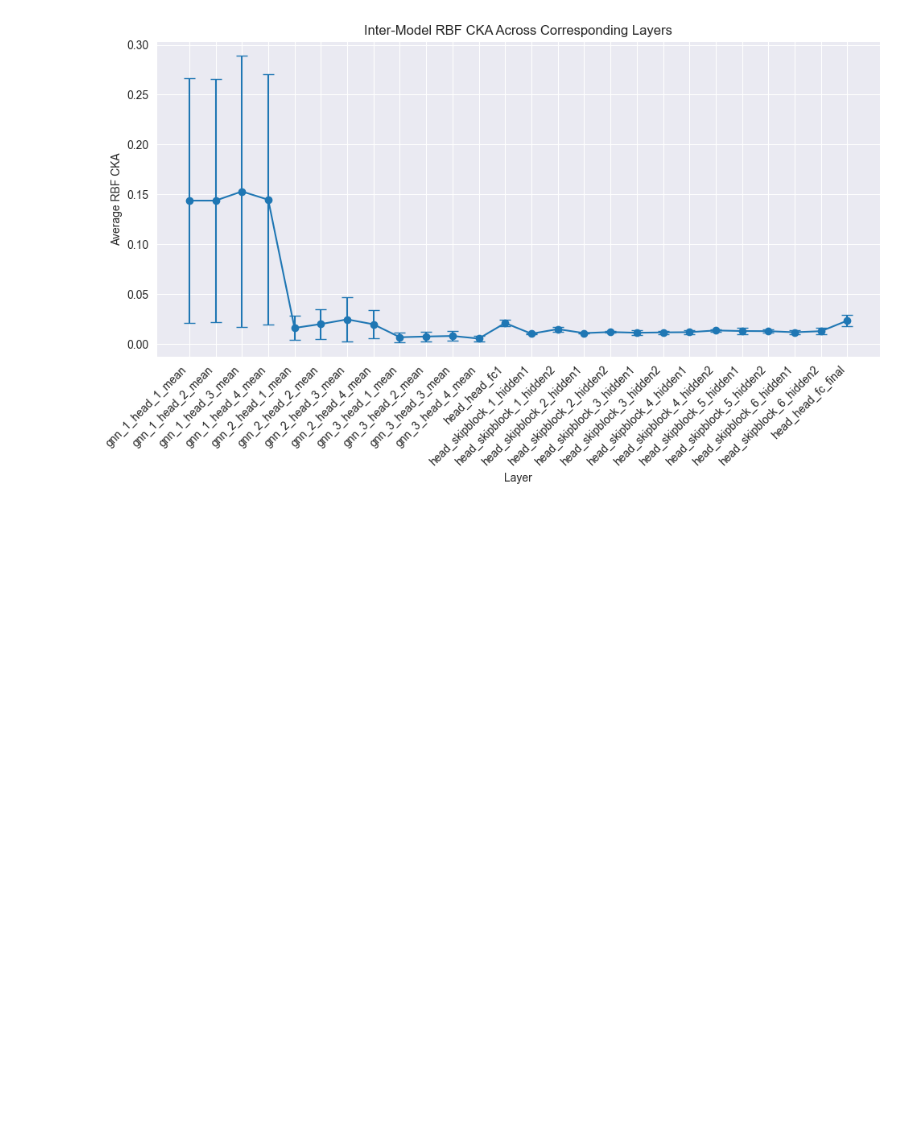
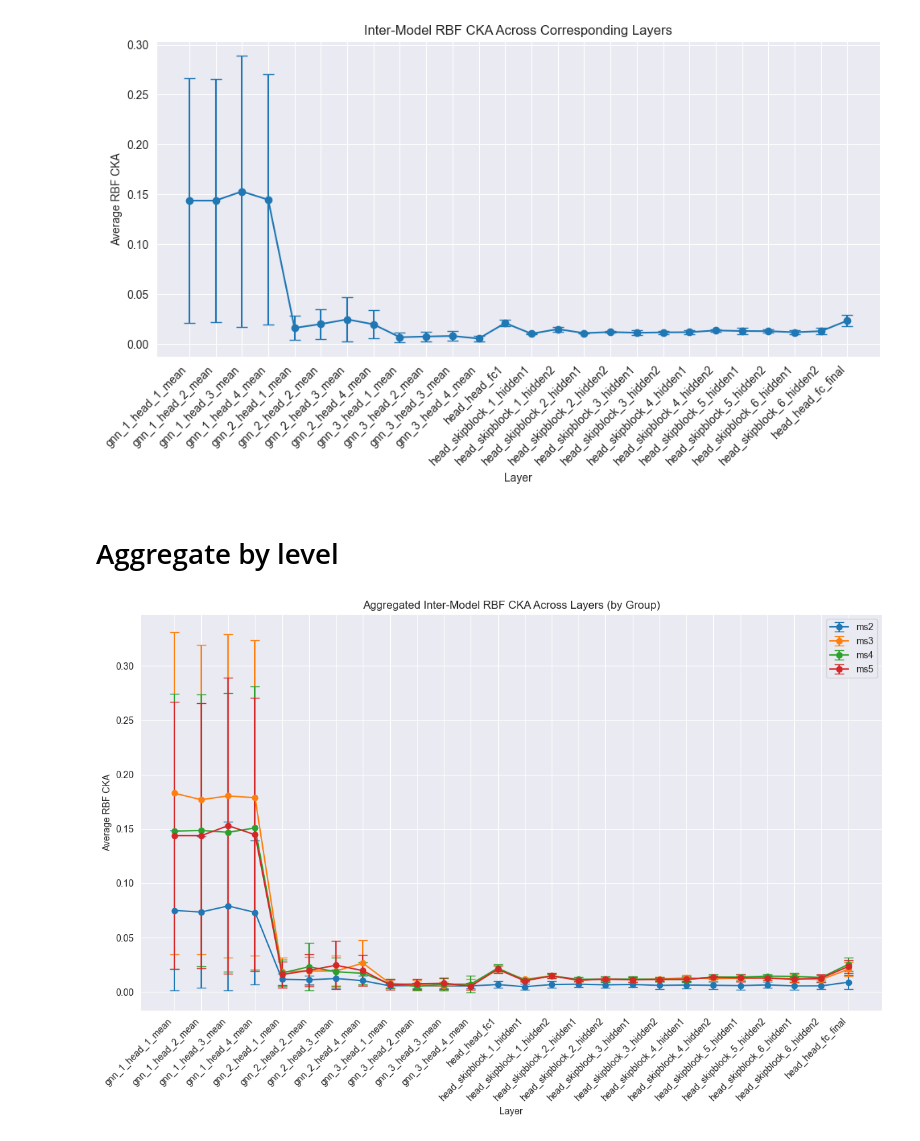
Before and after one commit to Jozefov/PhantoMS, a Jupyter notebook: notebooks/analysis/CKA_Retrieval_COSINE/errorbars_by_input_representation.ipynb, the cells around one changed output. Drawn from its saved outputs; the diff is of its cells as text; code cells hidden in the pictures; blank space fills up the shorter version.

```diff
--- a/notebooks/analysis/CKA_Retrieval_COSINE/errorbars_by_input_representation.ipynb
+++ b/notebooks/analysis/CKA_Retrieval_COSINE/errorbars_by_input_representation.ipynb
@@ -507,3 +576,16 @@ layer_similarities_level_5 = compute_inter_model_cka(experiment_level_5, layer_n
 plot_inter_model_cka(layer_similarities_level_5, metric='rbf')
 # %% [output]
 [figure]
+# %% [markdown]
+# Aggregate by level
+# %%
+experiment_levels = {
+    "ms2": experiment_level_2,
+    "ms3": experiment_level_3,
+    "ms4": experiment_level_4,
+    "ms5": experiment_level_5
+}
+# %%
+plot_aggregated_inter_model_cka_by_group(experiment_levels, layer_names, metric='rbf')
+# %% [output]
+[figure, added]
```
Also changed, not shown: parts of 4 cells of this notebook.
